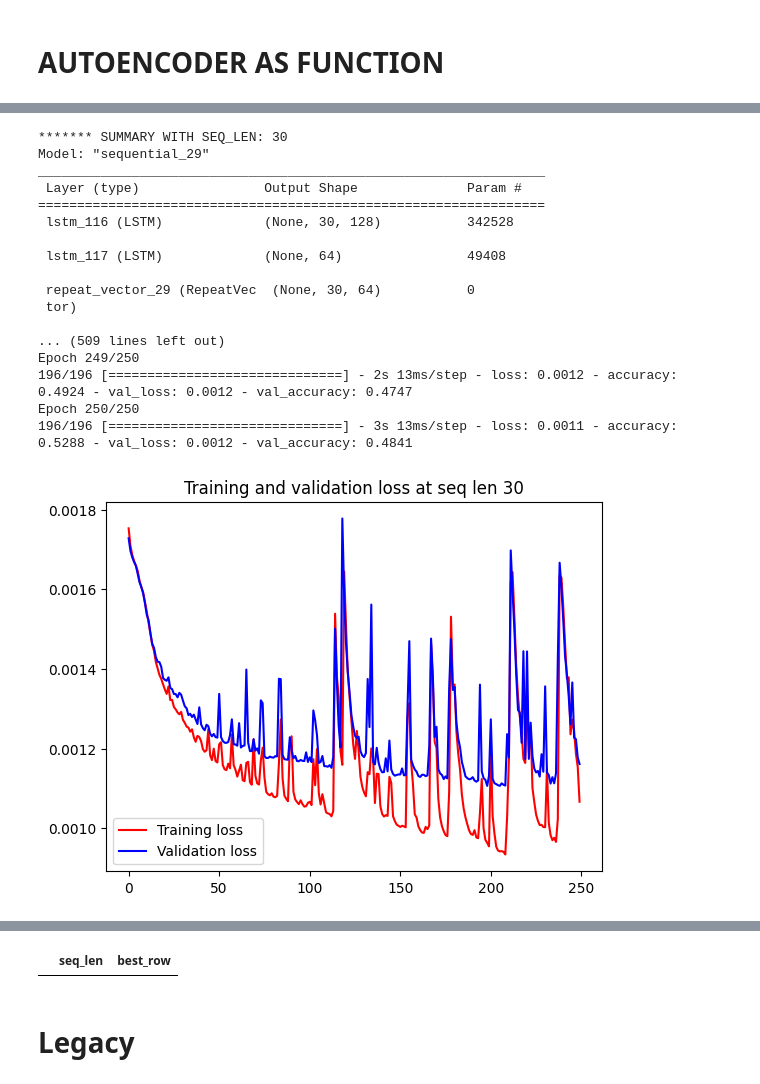
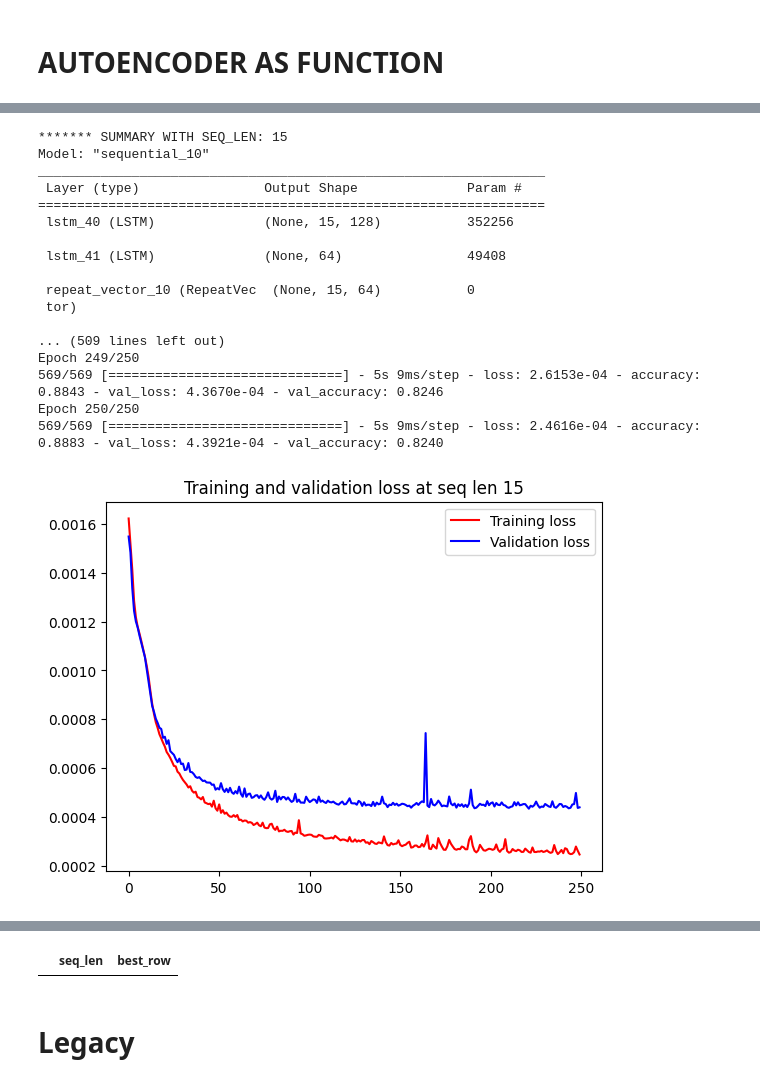
Before and after one commit to Eidell/gRPC-log-LSTM-Anomaly-Detection, a Jupyter notebook: lstm.ipynb, the cells around one changed output, grey strips where cells are left out. Cells and saved outputs as stored; diff of their text form; code cells hidden in the pictures.

```diff
--- a/lstm.ipynb
+++ b/lstm.ipynb
@@ -85,6 +85,8 @@ def import_to_df(folder, start, end):
 #train_df,train_dforiginal = import_to_df("/content/normal",17,40);
 
 ''' ---- testing calls:'''
-train_df,train_dforiginal = import_to_df("/content/normal",17,22);
+train_df,train_dforiginal = import_to_df("/content/normal",17,25);
 train_df.shape
+
+# train_files = ['data000000000018', 'data000000000019', 'data000000000021', 'data000000000020', 'data000000000022', 'data000000000024', 'data000000000023', 'data000000000025']
 # %% [output]
@@ -617,7 +626,7 @@ def autoencode(seq_len, epochs):
 # %%
 window_results_df = pd.DataFrame(columns=['seq_len', 'best_row'])
 epochs = 100
-for seq_len in [20,30,50,70,100]:
+for seq_len in [5,10,15,20]:
   autoencode(seq_len, epochs)
 window_results_df
 # %% [output]
@@ -644,26 +716,26 @@ window_results_df.to_csv('20to100.csv')
 # %%
 results30_df = pd.DataFrame(columns=['seq_len', 'best_row'])
 epochs = 250
-for seq_len in [30]:
+for seq_len in [15]:
   autoencode(seq_len, epochs)
 results30_df
 # %% [output]
-******* SUMMARY WITH SEQ_LEN: 30
-Model: "sequential_29"
+******* SUMMARY WITH SEQ_LEN: 15
+Model: "sequential_10"
 _________________________________________________________________
  Layer (type)                Output Shape              Param #
 =================================================================
- lstm_116 (LSTM)             (None, 30, 128)           342528
+ lstm_40 (LSTM)              (None, 15, 128)           352256
 
- lstm_117 (LSTM)             (None, 64)                49408
+ lstm_41 (LSTM)              (None, 64)                49408
 
- repeat_vector_29 (RepeatVec  (None, 30, 64)           0
+ repeat_vector_10 (RepeatVec  (None, 15, 64)           0
  tor)
 
 ... (509 lines left out)
 Epoch 249/250
-196/196 [==============================] - 2s 13ms/step - loss: 0.0012 - accuracy: 0.4924 - val_loss: 0.0012 - val_accuracy: 0.4747
+569/569 [==============================] - 5s 9ms/step - loss: 2.6153e-04 - accuracy: 0.8843 - val_loss: 4.3670e-04 - val_accuracy: 0.8246
 Epoch 250/250
-196/196 [==============================] - 3s 13ms/step - loss: 0.0011 - accuracy: 0.5288 - val_loss: 0.0012 - val_accuracy: 0.4841
+569/569 [==============================] - 5s 9ms/step - loss: 2.4616e-04 - accuracy: 0.8883 - val_loss: 4.3921e-04 - val_accuracy: 0.8240
-[figure, old version]
+[figure, new version]
 ****** PREDICTING *******
```
Also changed, not shown: parts of 8 cells of this notebook.
